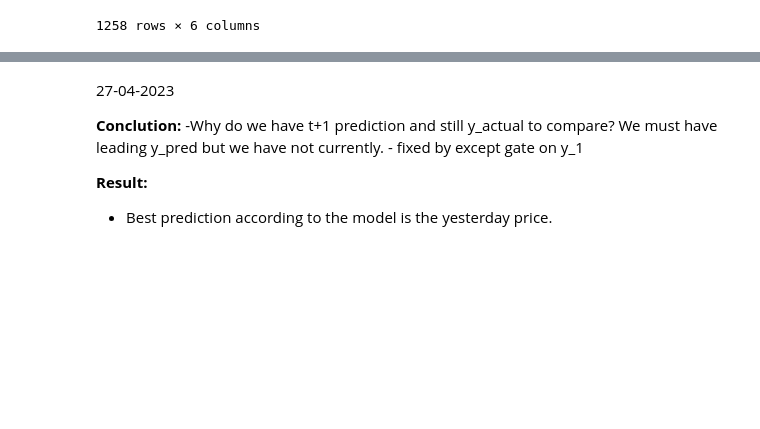
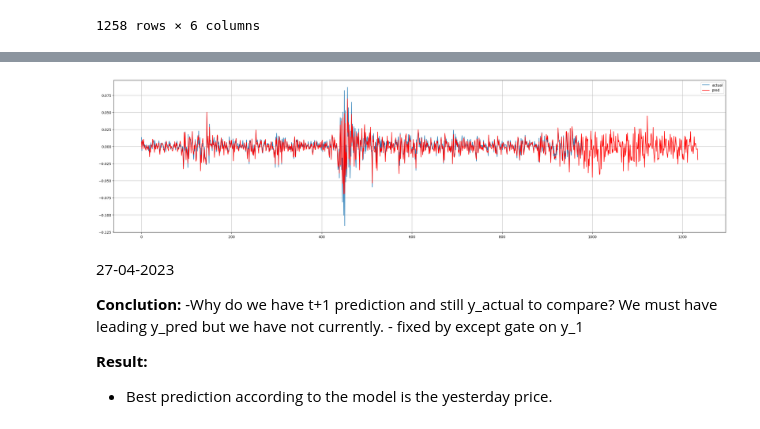
Before and after one commit to dminchev1/vmd-lstm, a Jupyter notebook: vmd_verify.ipynb, the cells around one changed output, grey strips where cells are left out. Drawn from its saved outputs; the diff is of its cells as text; code cells hidden in the pictures; blank space fills up the shorter version.

```diff
--- a/vmd_verify.ipynb
+++ b/vmd_verify.ipynb
@@ -314,0 +295,3 @@ plt.grid()
+# %%
+y_pred, _ = vmd_lstm.predict_train(data_gen)
+# %% [output]
@@ -315,3 +299,4 @@ plt.grid()
+[figure, added]
 # %% [markdown]
 27-04-2023
 
```
Also changed, not shown: parts of 9 cells of this notebook, 1 other file.
